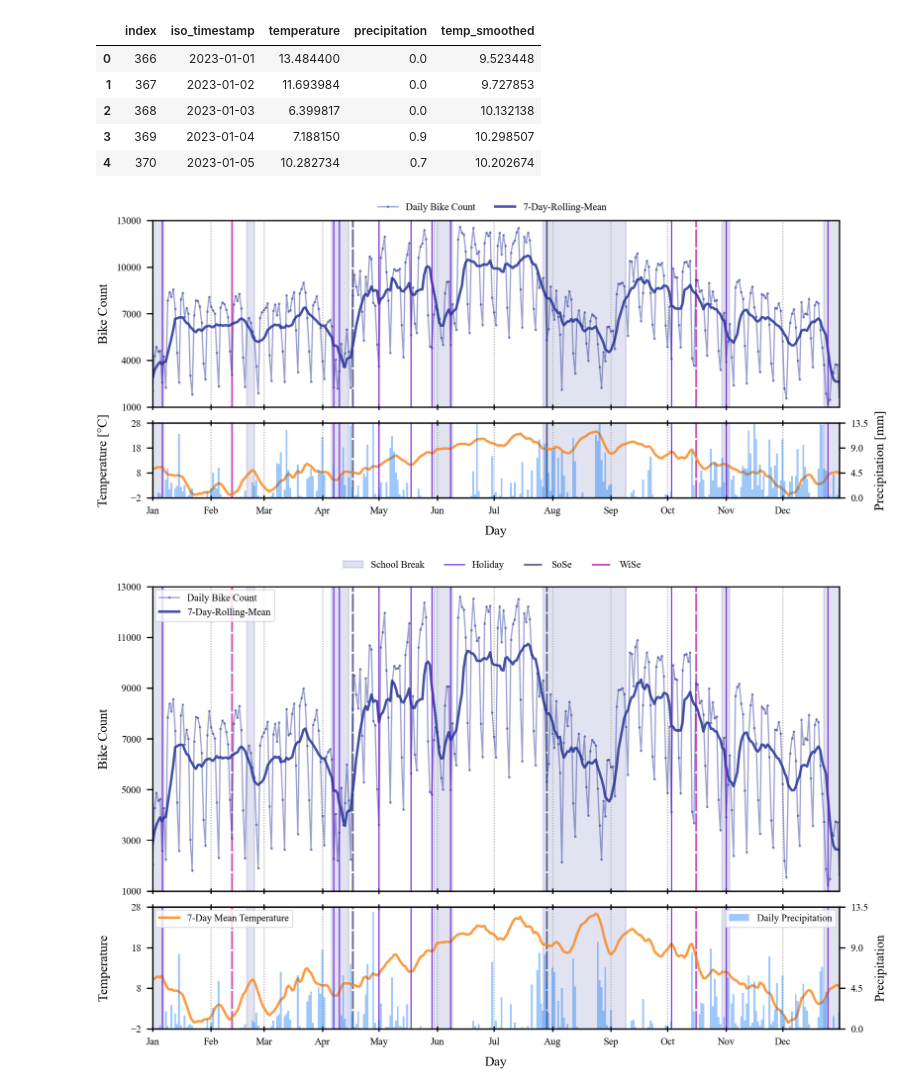
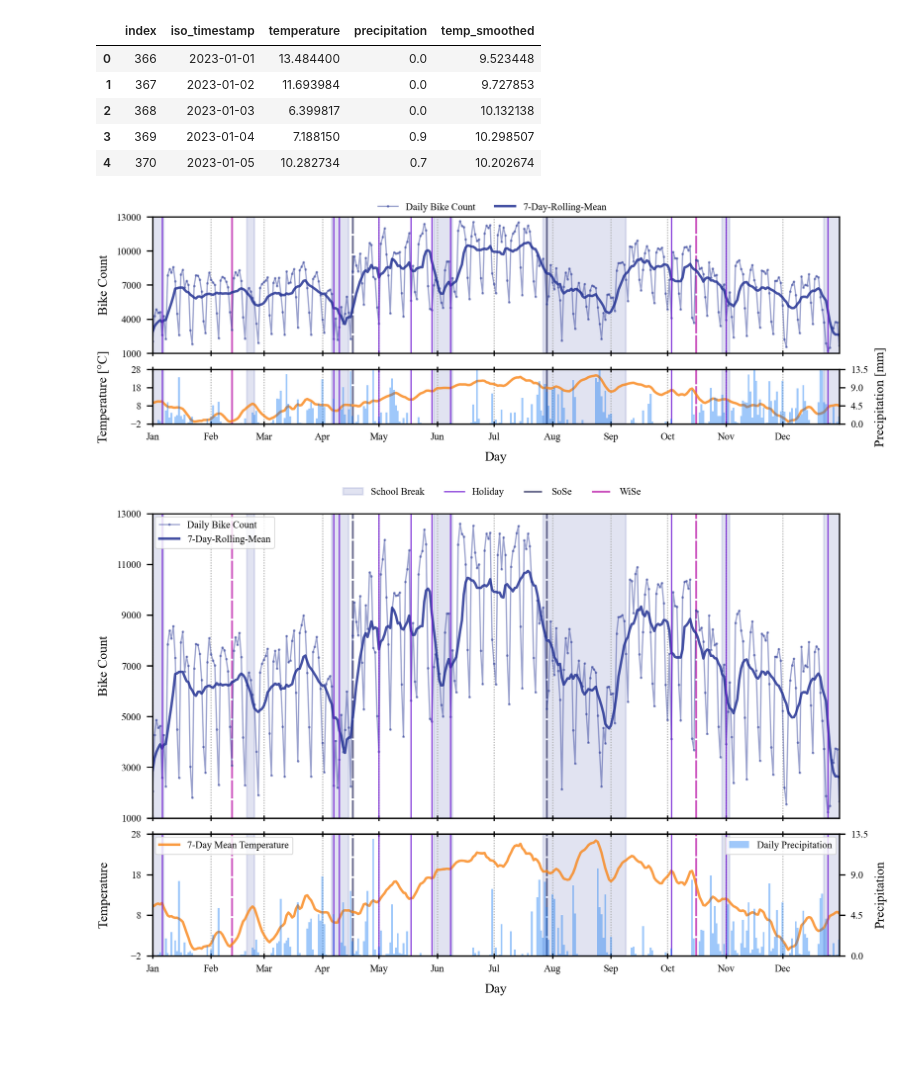
Before and after one commit to TinaTruong023/data-literacy_TypicalTueBiker, a Jupyter notebook: doc/fig/n_fig_example_year.ipynb, the cells around one changed output. Cells and saved outputs as stored; diff of their text form; code cells hidden in the pictures; blank space fills up the shorter version.

Commit message:
small fix, adjust plot

```diff
--- a/doc/fig/n_fig_example_year.ipynb
+++ b/doc/fig/n_fig_example_year.ipynb
@@ -71,11 +73,9 @@ my_weather_df.head()
 # %%
-
-
 importlib.reload(ct)
 importlib.reload(EPlot)
 importlib.reload(BPlot)
 
-plt.rcParams.update(bundles.icml2022(column="full", family="serif", usetex=False, nrows=2, ncols=3))
+plt.rcParams.update(bundles.icml2022(column="full", family="serif", usetex=False, nrows=2, ncols=3.8))
 plt.rcParams.update({"figure.dpi": 300})
 plt.rcParams['font.serif'] = "Times New Roman"
 
@@ -164,36 +164,36 @@ for i, ax in enumerate(axes):
         ax2.set_yticks(np.linspace(ax2_ylim[0], ax2_ylim[1], 4))
 
     ax.xaxis.set_major_locator(mdates.MonthLocator(interval=1))
     ax.xaxis.set_major_formatter(mdates.DateFormatter("%b"))
     # ax.xaxis.set_minor_locator(mdates.WeekdayLocator(interval=1))
     ax.grid(axis="x", which="major", ls=(5, (1, 1)), lw=0.8, alpha=0.8)
     ax.set_xlim(pd.Timestamp("2023-01-01"), pd.Timestamp("2023-12-31"))
 
 holidays = EPlot.plot_holidays(ed, [2023], axes, duplicates=False)
 EPlot.plot_school_breaks(ed, [2023], axes, duplicates=False)
 EPlot.plot_lecture_period(ed, [2023], axes, duplicates=False)
 
 # axes = np.insert(axes,2,ax2)
 # h_cut, l_cut = zip(*unique_labels)
 h,l= axes[0].get_legend_handles_labels()
 # to_plot_leg = set()
 # for i in range(len(h)):
 #     old_len = len(unique_labels)
 #     new_leg_obj = (h[i],l[i])
 #     unique_labels.add(new_leg_obj)
 #     if old_len < len(unique_labels):
 #         to_plot_leg.add( new_leg_obj )
 
 # handles, labels = zip(*to_plot_leg)
 fig.legend(h, l, bbox_to_anchor=(0.5, 1.05), ncol=4, loc="upper center", frameon=False)
 # fig.legend(bbox_to_anchor=(1, .5), ncol=1, loc="center left", frameon=False)
 # plt.close()
 fig.tight_layout(pad=.5)
 fig.align_labels()
-# plt.show()
-plt.savefig("fig_example_year_fw.pdf")
+plt.show()
+# plt.savefig("fig_example_year_fw_wsquashed.pdf")
 # %% [output]
-[figure, old version]
+[figure, new version]
 # %%
 import importlib
 import matplotlib.pyplot as plt
```
Also changed, not shown: parts of 1 cell of this notebook, 1 other file.
